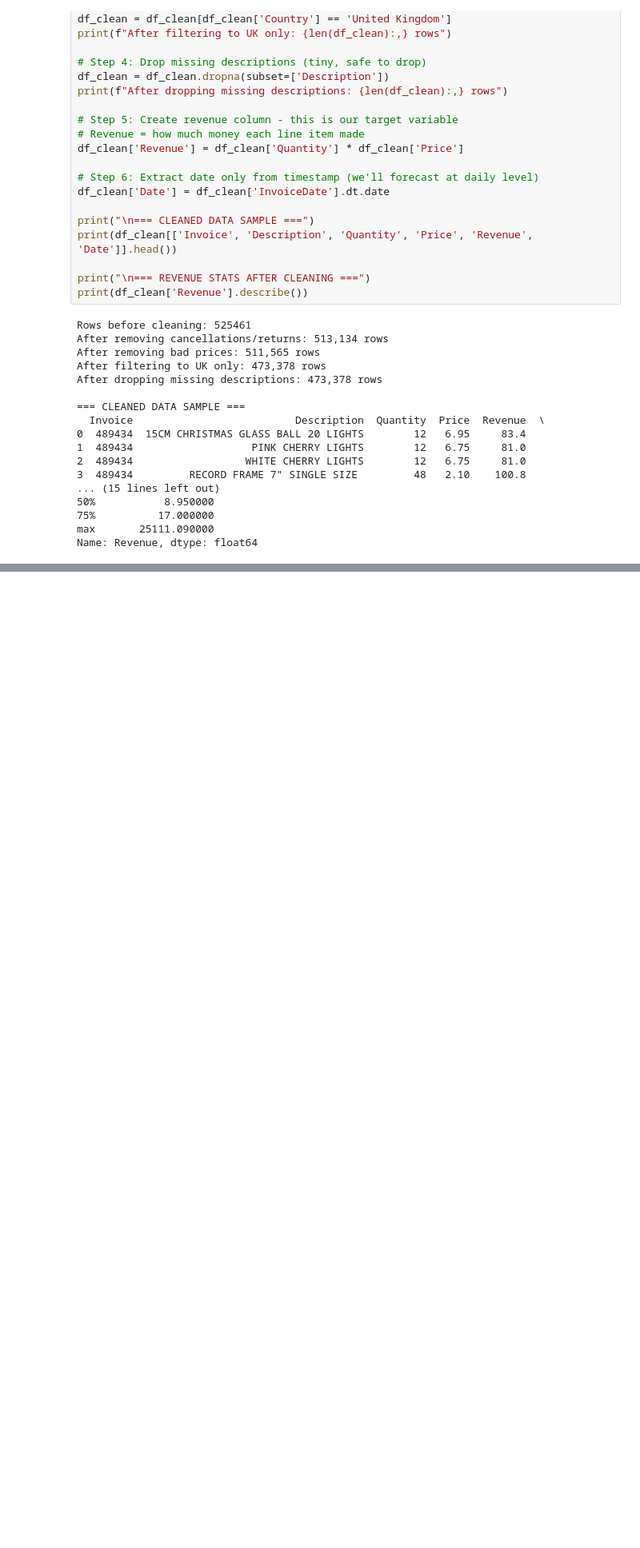
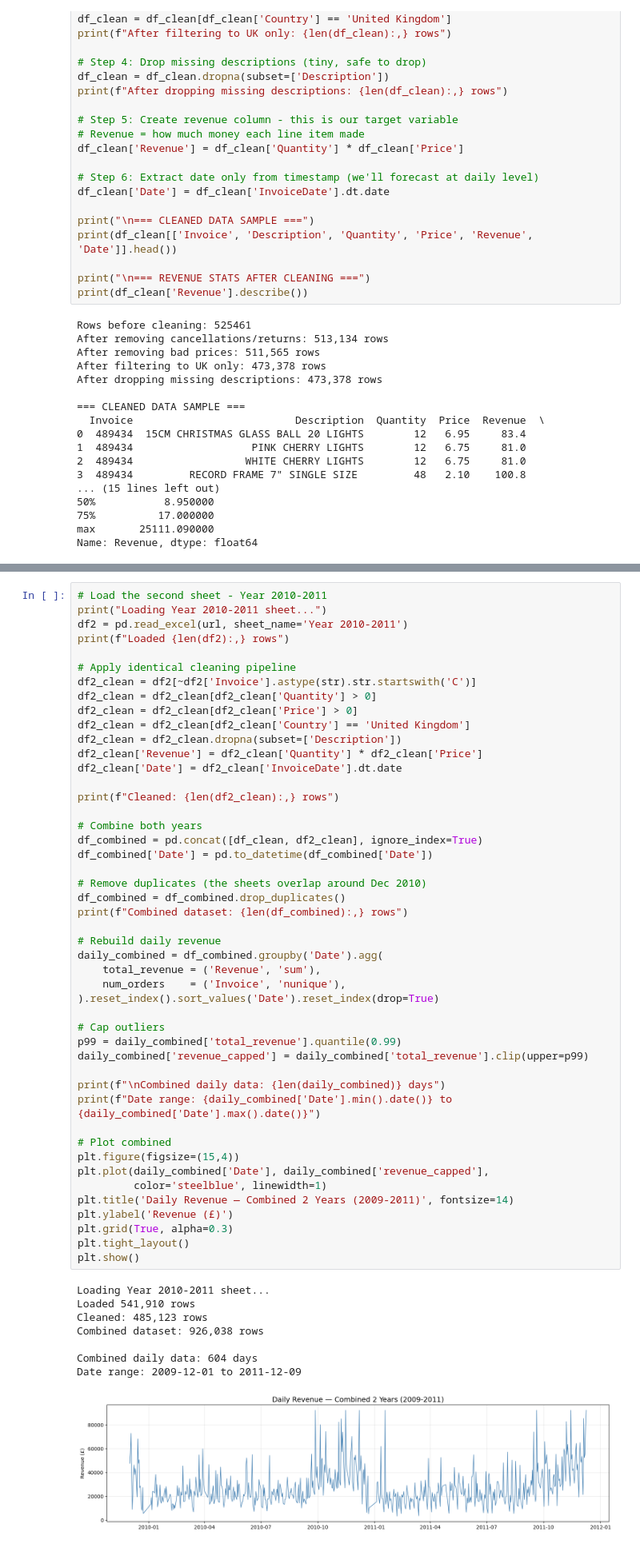
Before and after one commit to Paragg-7/uk-retail-revenue-forecasting, a Jupyter notebook: forecasting_pipeline.ipynb, the cells around one changed output, grey strips where cells are left out. Shown at 80% size. Cells and saved outputs as stored; diff of their text form; blank space fills up the shorter version.

```diff
--- a/forecasting_pipeline.ipynb
+++ b/forecasting_pipeline.ipynb
@@ -127,0 +588,56 @@ Name: Revenue, dtype: float64
+# %%
+# Load the second sheet - Year 2010-2011
+print("Loading Year 2010-2011 sheet...")
+df2 = pd.read_excel(url, sheet_name='Year 2010-2011')
+print(f"Loaded {len(df2):,} rows")
+
+# Apply identical cleaning pipeline
+df2_clean = df2[~df2['Invoice'].astype(str).str.startswith('C')]
+df2_clean = df2_clean[df2_clean['Quantity'] > 0]
+df2_clean = df2_clean[df2_clean['Price'] > 0]
+df2_clean = df2_clean[df2_clean['Country'] == 'United Kingdom']
+df2_clean = df2_clean.dropna(subset=['Description'])
+df2_clean['Revenue'] = df2_clean['Quantity'] * df2_clean['Price']
+df2_clean['Date'] = df2_clean['InvoiceDate'].dt.date
+
+print(f"Cleaned: {len(df2_clean):,} rows")
+
+# Combine both years
+df_combined = pd.concat([df_clean, df2_clean], ignore_index=True)
+df_combined['Date'] = pd.to_datetime(df_combined['Date'])
+
+# Remove duplicates (the sheets overlap around Dec 2010)
+df_combined = df_combined.drop_duplicates()
+print(f"Combined dataset: {len(df_combined):,} rows")
+
+# Rebuild daily revenue
+daily_combined = df_combined.groupby('Date').agg(
+    total_revenue = ('Revenue', 'sum'),
+    num_orders    = ('Invoice', 'nunique'),
+).reset_index().sort_values('Date').reset_index(drop=True)
+
+# Cap outliers
+p99 = daily_combined['total_revenue'].quantile(0.99)
+daily_combined['revenue_capped'] = daily_combined['total_revenue'].clip(upper=p99)
+
+print(f"\nCombined daily data: {len(daily_combined)} days")
+print(f"Date range: {daily_combined['Date'].min().date()} to {daily_combined['Date'].max().date()}")
+
+# Plot combined
+plt.figure(figsize=(15,4))
+plt.plot(daily_combined['Date'], daily_combined['revenue_capped'],
+         color='steelblue', linewidth=1)
+plt.title('Daily Revenue — Combined 2 Years (2009-2011)', fontsize=14)
+plt.ylabel('Revenue (£)')
+plt.grid(True, alpha=0.3)
+plt.tight_layout()
+plt.show()
+# %% [output]
+Loading Year 2010-2011 sheet...
+Loaded 541,910 rows
+Cleaned: 485,123 rows
+Combined dataset: 926,038 rows
+
+Combined daily data: 604 days
+Date range: 2009-12-01 to 2011-12-09
+[figure, added]
```
Also changed, not shown: parts of 8 cells of this notebook, 2 other files.
